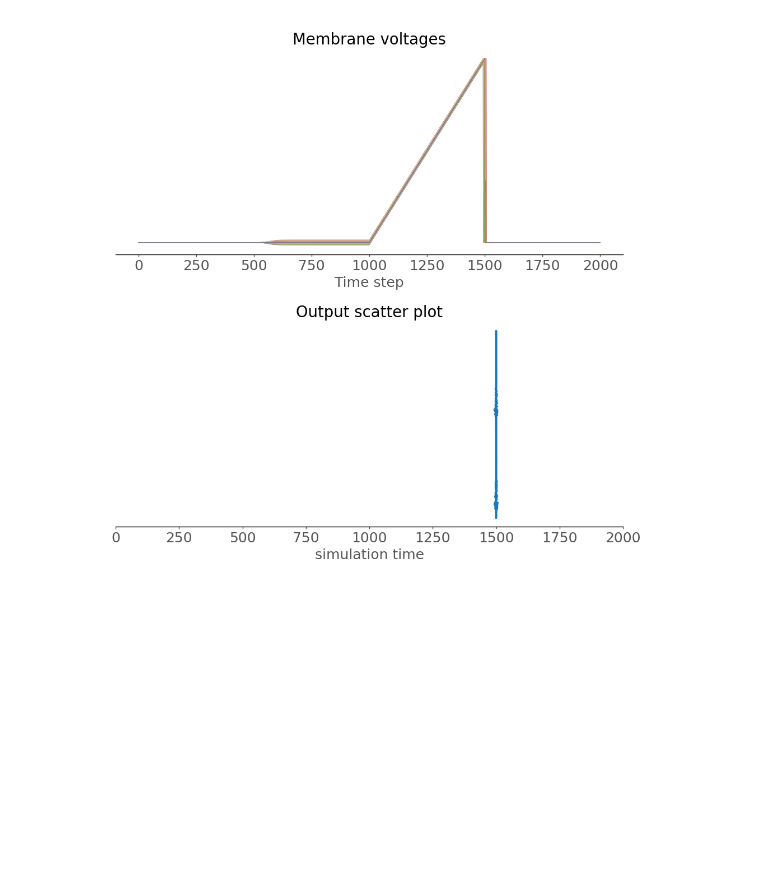
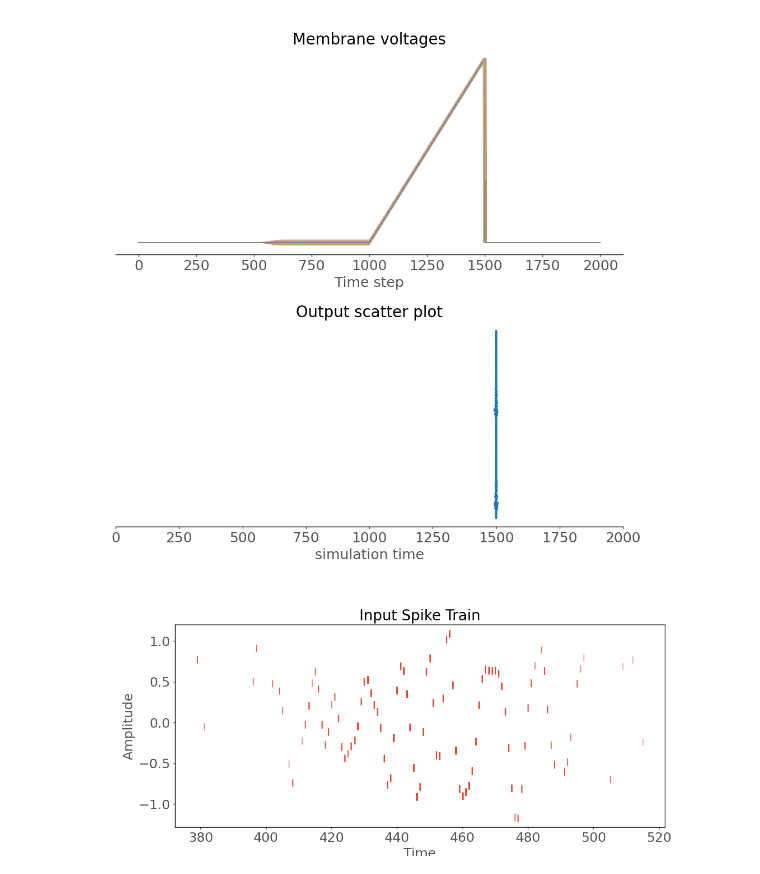
Before and after one commit to anmutechsupport/Energy-Efficient-Decoding-of-EEG-Motor-Imagery-using-Spiking-Legendre-Memory-Units, a Jupyter notebook: ml/spikingFFT.ipynb, the cells around one changed output. Drawn from its saved outputs; the diff is of its cells as text; code cells hidden in the pictures; blank space fills up the shorter version.

Commit message:
spike train plot

```diff
--- a/ml/spikingFFT.ipynb
+++ b/ml/spikingFFT.ipynb
@@ -188,3 +188,34 @@ plt.rcParams['figure.figsize'] = [10, 10]
 fig = sim_plotter()
 # %% [output]
 [figure]
+# %%
+encoded_data = sim_handler.encoded_data[0, :]
+source_data_single = source_data[0, 0, :]
+
+
+# Calculate the indices of the source_data array corresponding to each spike time
+spike_indices = (encoded_data / sim_time * len(source_data_single)).astype(int)
+
+# Create arrays to store spike times and corresponding amplitudes
+spike_times = []
+spike_amplitudes = []
+
+# Fill the spike_times and spike_amplitudes lists with non-zero amplitudes of the original data
+for spike_idx in spike_indices:
+    if spike_idx < len(source_data_single) and source_data_single[spike_idx] != 0:
+        spike_times.append(spike_idx)
+        spike_amplitudes.append(source_data_single[spike_idx])
+
+# Convert lists to numpy arrays
+spike_times = np.array(spike_times)
+spike_amplitudes = np.array(spike_amplitudes)
+
+# Plot the spike train
+plt.figure(figsize=(12, 5))
+plt.scatter(spike_times, spike_amplitudes, marker='|', s=100)
+plt.xlabel("Time")
+plt.ylabel("Amplitude")
+plt.title("Input Spike Train")
+plt.show()
+# %% [output]
+[figure, added]
```
